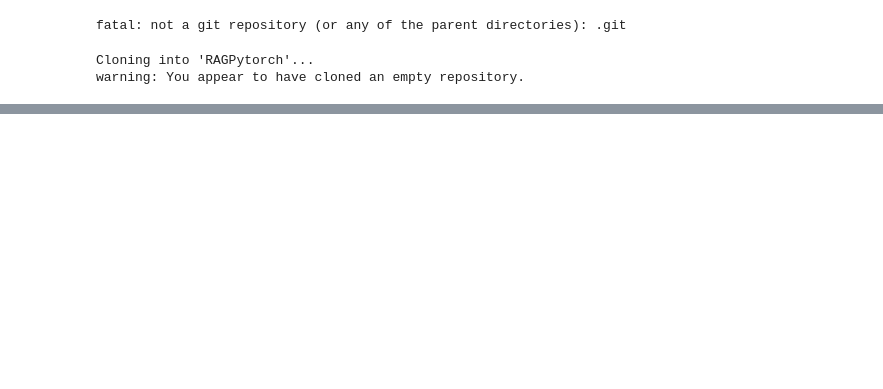
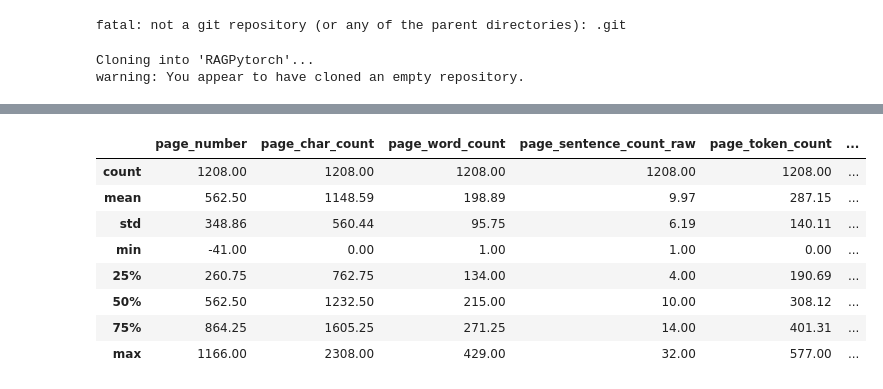
Before and after one commit to arunshar/RAGPytorch, a Jupyter notebook: LocalRag.ipynb, the cells around one changed output, grey strips where cells are left out. Saved outputs shown, nothing was run; the diff lists cells and outputs as text; code cells hidden in the pictures; blank space fills up the shorter version.

```diff
--- a/LocalRag.ipynb
+++ b/LocalRag.ipynb
@@ -34,0 +71,26 @@ fatal: destination path 'RAGPytorch' already exists and is not an empty director
+# %%
+import fitz
+from tqdm.auto import tqdm
+
+def text_formatter(text: str) -> str:
+    cleaned_text = text.replace("\n", " ").strip()
+
+    return cleaned_text
+
+def open_and_read_pdf(pdf_path: str) -> list[dict]:
+
+    doc = fitz.open(pdf_path)
+    pages_and_texts = []
+    for page_number, page in tqdm(enumerate(doc)):
+      text = page.get_text()
+      text = text_formatter(text)
+      pages_and_texts.append({"page_number": page_number - 41,
+                            "page_char_count" : len(text),
+                            "page_word_count": len(text.split(" ")),
+                            "page_sentence_count_raw": len(text.split(". ")),
+                              "page_token_count": len(text)/4,
+                            "text": text})
+    return pages_and_texts
+
+pages_and_texts = open_and_read_pdf(pdf_path=pdf_path)
+pages_and_texts[:2]
@@ -34,0 +195,13 @@ fatal: destination path 'RAGPytorch' already exists and is not an empty director
+# %%
+df = pd.DataFrame(pages_and_texts)
+df.describe().round(2)
+# %% [output]
+|  | page_number | page_char_count | page_word_count | page_sentence_count_raw | page_token_count | ... |
+| count | 1208.00 | 1208.00 | 1208.00 | 1208.00 | 1208.00 | ... |
+| mean | 562.50 | 1148.59 | 198.89 | 9.97 | 287.15 | ... |
+| std | 348.86 | 560.44 | 95.75 | 6.19 | 140.11 | ... |
+| min | -41.00 | 0.00 | 1.00 | 1.00 | 0.00 | ... |
+| 25% | 260.75 | 762.75 | 134.00 | 4.00 | 190.69 | ... |
+| 50% | 562.50 | 1232.50 | 215.00 | 10.00 | 308.12 | ... |
+| 75% | 864.25 | 1605.25 | 271.25 | 14.00 | 401.31 | ... |
+| max | 1166.00 | 2308.00 | 429.00 | 32.00 | 577.00 | ... |
```
Also changed, not shown: parts of 11 cells of this notebook.
